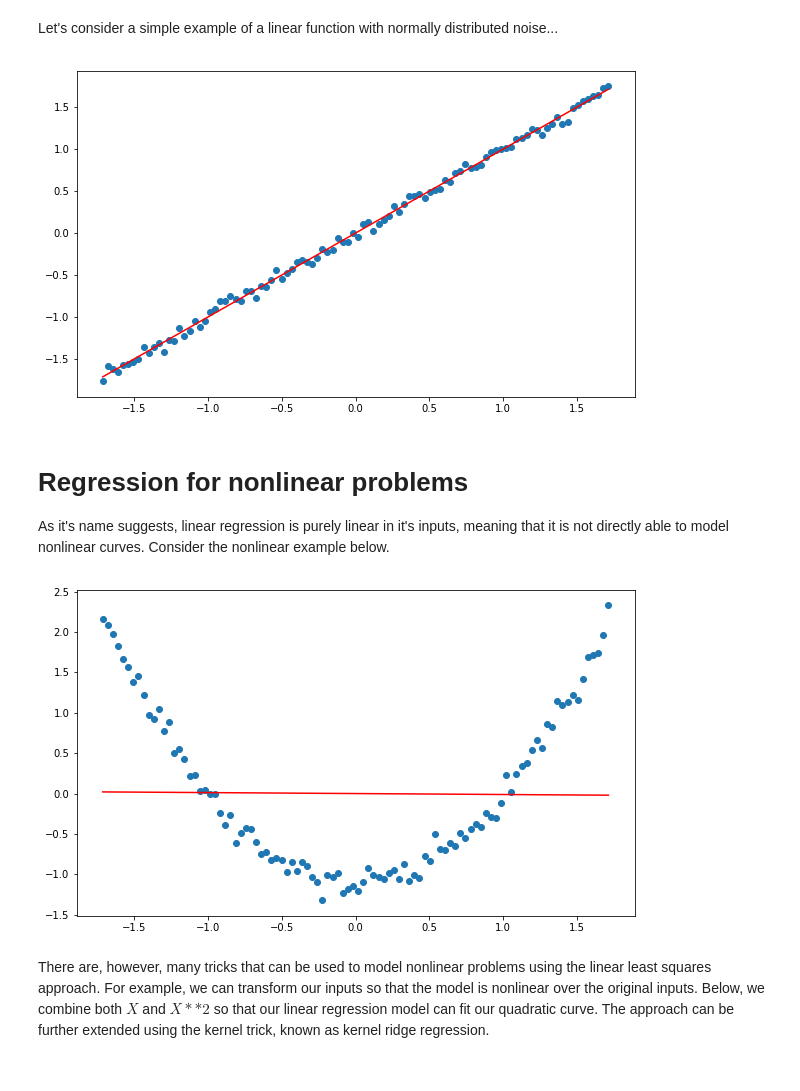
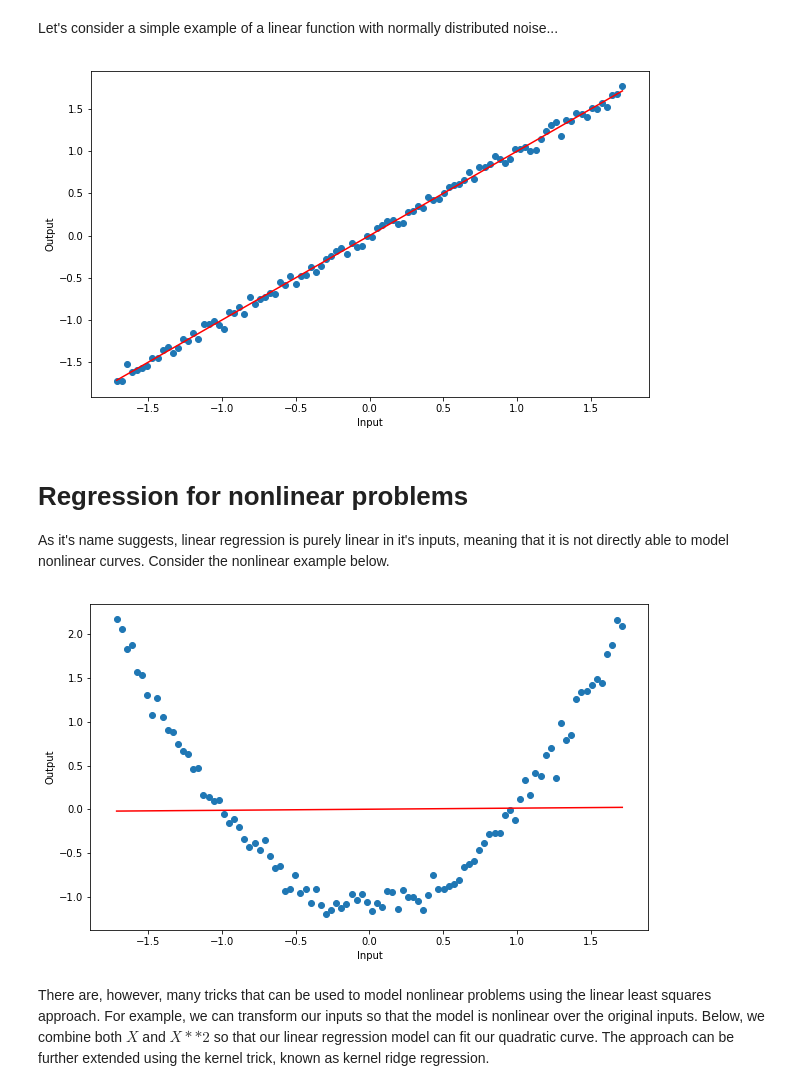
Before and after one commit to idfah/notebooks, a Jupyter notebook: neural-nets/Introduction to Artificial Neural Networks.ipynb, the cells around one changed output. Drawn from its saved outputs; the diff is of its cells as text; code cells hidden in the pictures.

```diff
--- a/neural-nets/Introduction to Artificial Neural Networks.ipynb
+++ b/neural-nets/Introduction to Artificial Neural Networks.ipynb
@@ -120,8 +120,10 @@ y = lm.predict(x)
 # %%
 plt.scatter(x, g)
 plt.plot(x, y, color="red");
+plt.xlabel("Input")
+plt.ylabel("Output");
 # %% [output]
-[figure, old version]
+[figure, new version]
 # %% [markdown]
 # Regression for nonlinear problems
 
@@ -129,16 +131,18 @@ As it's name suggests, linear regression is purely linear in it's inputs, meanin
 # %%
 # a quadratic curve
 g_curved = 10*x**2 + np.random.normal(size=(ns,1))
 g_curved -= g_curved.mean(axis=0)
 g_curved /= g_curved.std(axis=0)
 
 lm_curved = LinearRegression(x, g_curved)
 y_curved = lm_curved.predict(x)
 
 plt.scatter(x, g_curved);
 plt.plot(x, y_curved, color="red");
+plt.xlabel("Input")
+plt.ylabel("Output");
 # %% [output]
-[figure, old version]
+[figure, new version]
 # %% [markdown]
 There are, however, many tricks that can be used to model nonlinear problems using the linear least squares approach.  For example, we can transform our inputs so that the model is nonlinear over the original inputs.  Below, we combine both $X$ and $X**2$ so that our linear regression model can fit our quadratic curve.  The approach can be further extended using the kernel trick, known as kernel ridge regression.
 # %%
```
Also changed, not shown: parts of 20 cells of this notebook.
